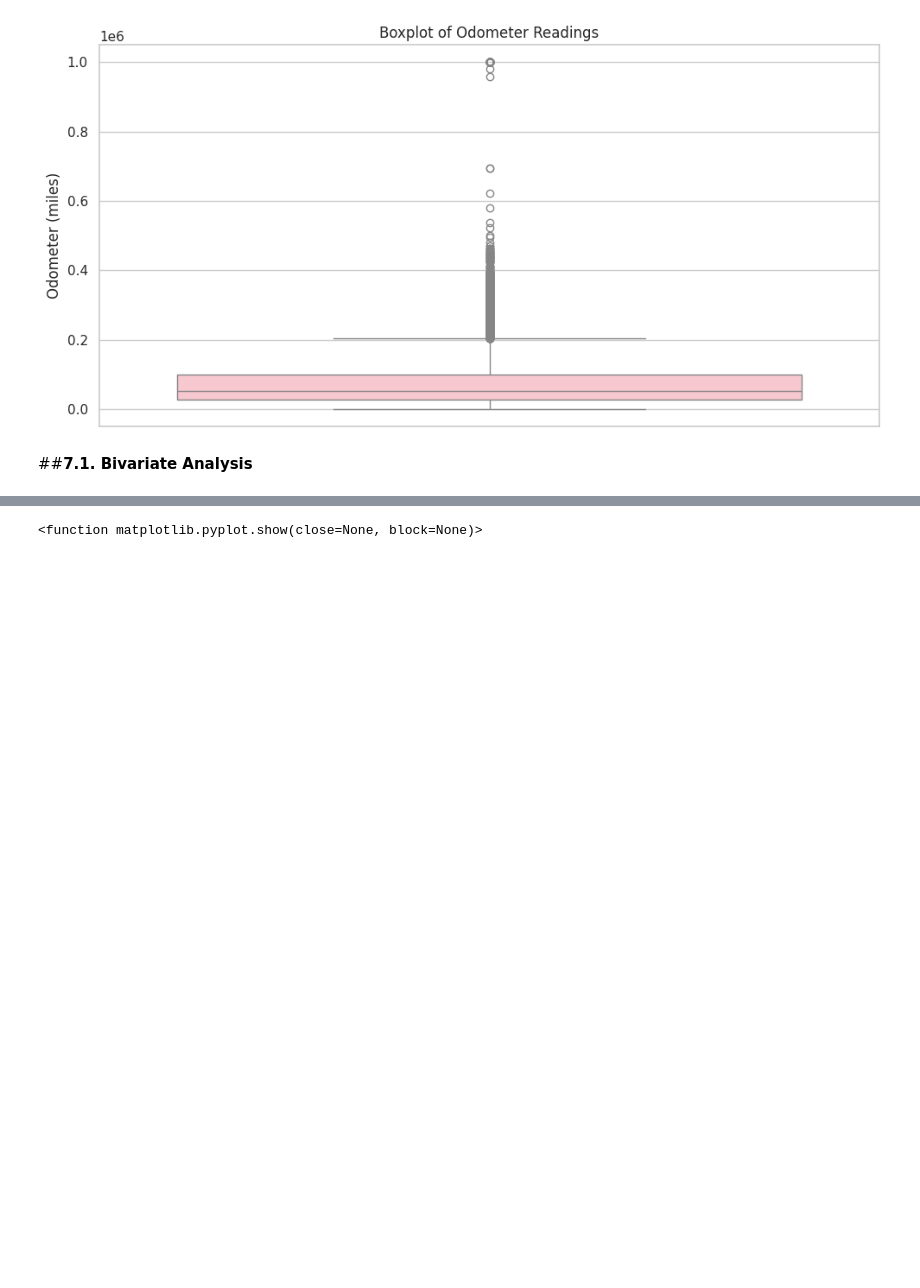
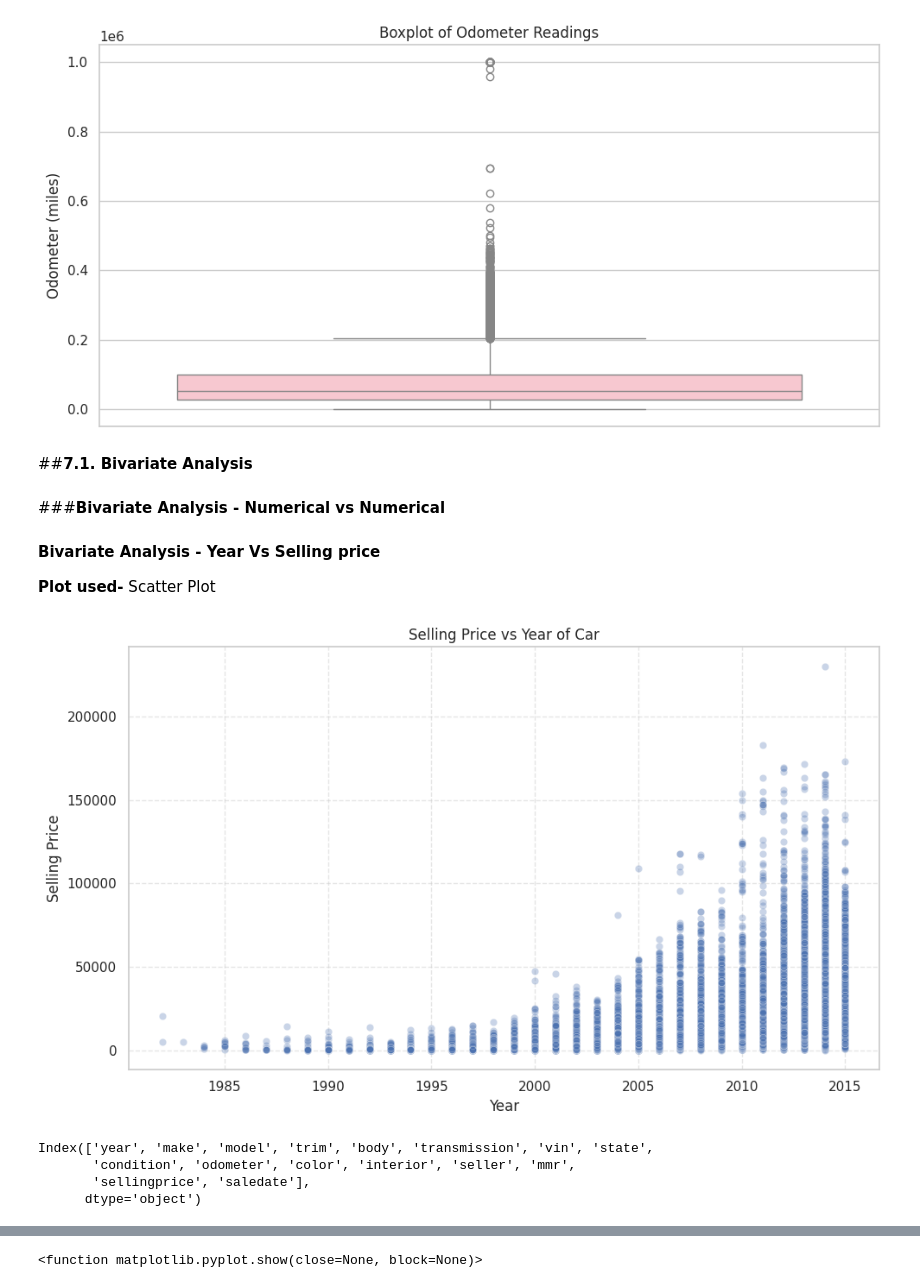
Before and after one commit to Sagarjain93/car_prices, a Jupyter notebook: car_prices.ipynb, the cells around one changed output, grey strips where cells are left out. Drawn from its saved outputs; the diff is of its cells as text; code cells hidden in the pictures; blank space fills up the shorter version.

```diff
--- a/car_prices.ipynb
+++ b/car_prices.ipynb
@@ -628,3 +628,27 @@ plt.show()
 [figure]
 # %% [markdown]
 ##**7.1. Bivariate Analysis**
+# %% [markdown]
+###**Bivariate Analysis - Numerical vs Numerical**
+# %% [markdown]
+**Bivariate Analysis - Year Vs Selling price**
+
+**Plot used-** Scatter Plot
+# %%
+plt.figure(figsize=(10, 6))
+sns.scatterplot(data=df, x='year', y='sellingprice', alpha=0.3)
+plt.title('Selling Price vs Year of Car')
+plt.xlabel('Year')
+plt.ylabel('Selling Price')
+plt.grid(True, linestyle='--', alpha=0.5)
+plt.tight_layout()
+plt.show()
+# %% [output]
+[figure, added]
+# %%
+df.columns
+# %% [output]
+Index(['year', 'make', 'model', 'trim', 'body', 'transmission', 'vin', 'state',
+       'condition', 'odometer', 'color', 'interior', 'seller', 'mmr',
+       'sellingprice', 'saledate'],
+      dtype='object')
```
Also changed, not shown: parts of 24 cells of this notebook.
